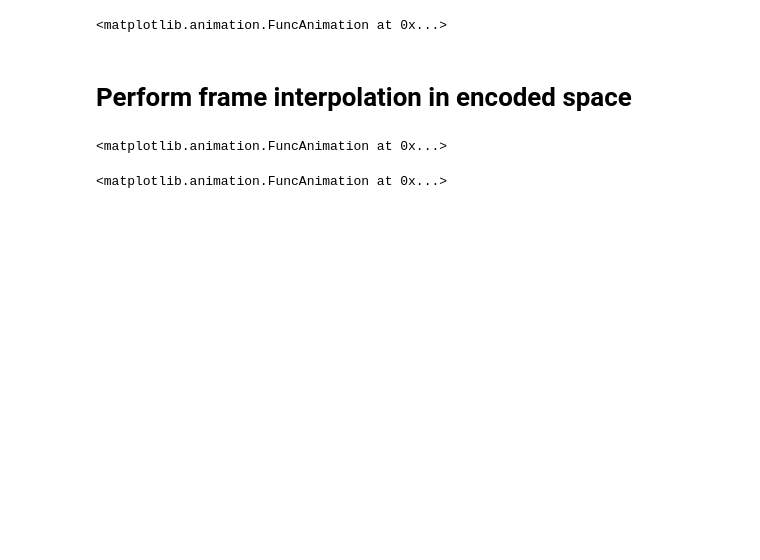
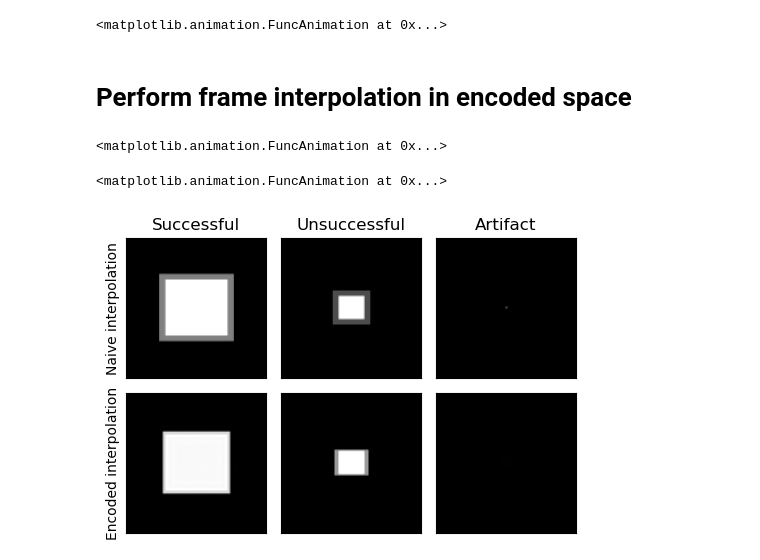
Before and after one commit to AlexanderGosden/02671_project, a Jupyter notebook: test.ipynb, the cells around one changed output. Saved outputs shown, nothing was run; the diff lists cells and outputs as text; code cells hidden in the pictures; blank space fills up the shorter version.

```diff
--- a/test.ipynb
+++ b/test.ipynb
@@ -147,3 +149,31 @@ animate_video(output_interpolated)
 animate_video(interpolated_video)
 # %% [output]
 <matplotlib.animation.FuncAnimation at 0x...>
+# %%
+%matplotlib inline
+frames_of_interest = [55, 23, 0]
+frame_names = ['Successful', 'Unsuccessful', 'Artifact']
+
+
+fig, axs = plt.subplots(2, len(frames_of_interest), figsize=(5, 3.5))
+
+for i, frame in enumerate(frames_of_interest):
+    axs[0, i].imshow(interpolated_video[frame], cmap='gray', vmin=0, vmax=255)
+    axs[0, i].set_title(frame_names[i])
+
+    axs[1, i].imshow(output_interpolated[frame], cmap='gray', vmin = 0, vmax = 255)
+
+    # hide axes labels
+    for j in range(2):
+        axs[j,i].axes.get_xaxis().set_visible(False)
+        axs[j,i].set_yticklabels([])
+        axs[j,i].set_yticks([])
+
+axs[0, 0].set_ylabel('Naive interpolation')
+axs[1, 0].set_ylabel('Encoded interpolation')
+
+fig.tight_layout()
+
+plt.savefig('figures/interpolation_comparison.png', dpi=300)
+# %% [output]
+[figure, added]
```
Also changed, not shown: parts of 4 cells of this notebook, 20 other files.
